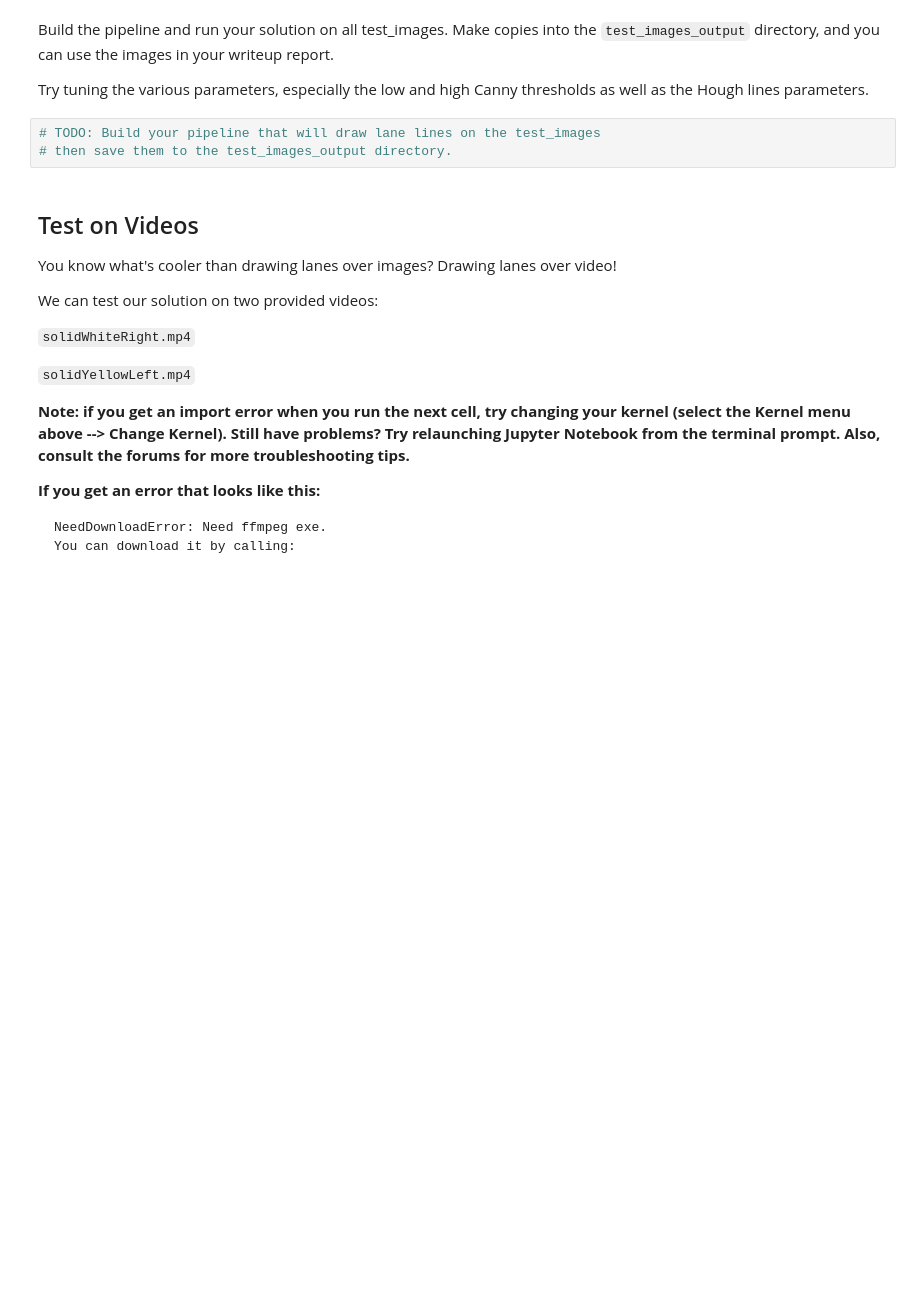
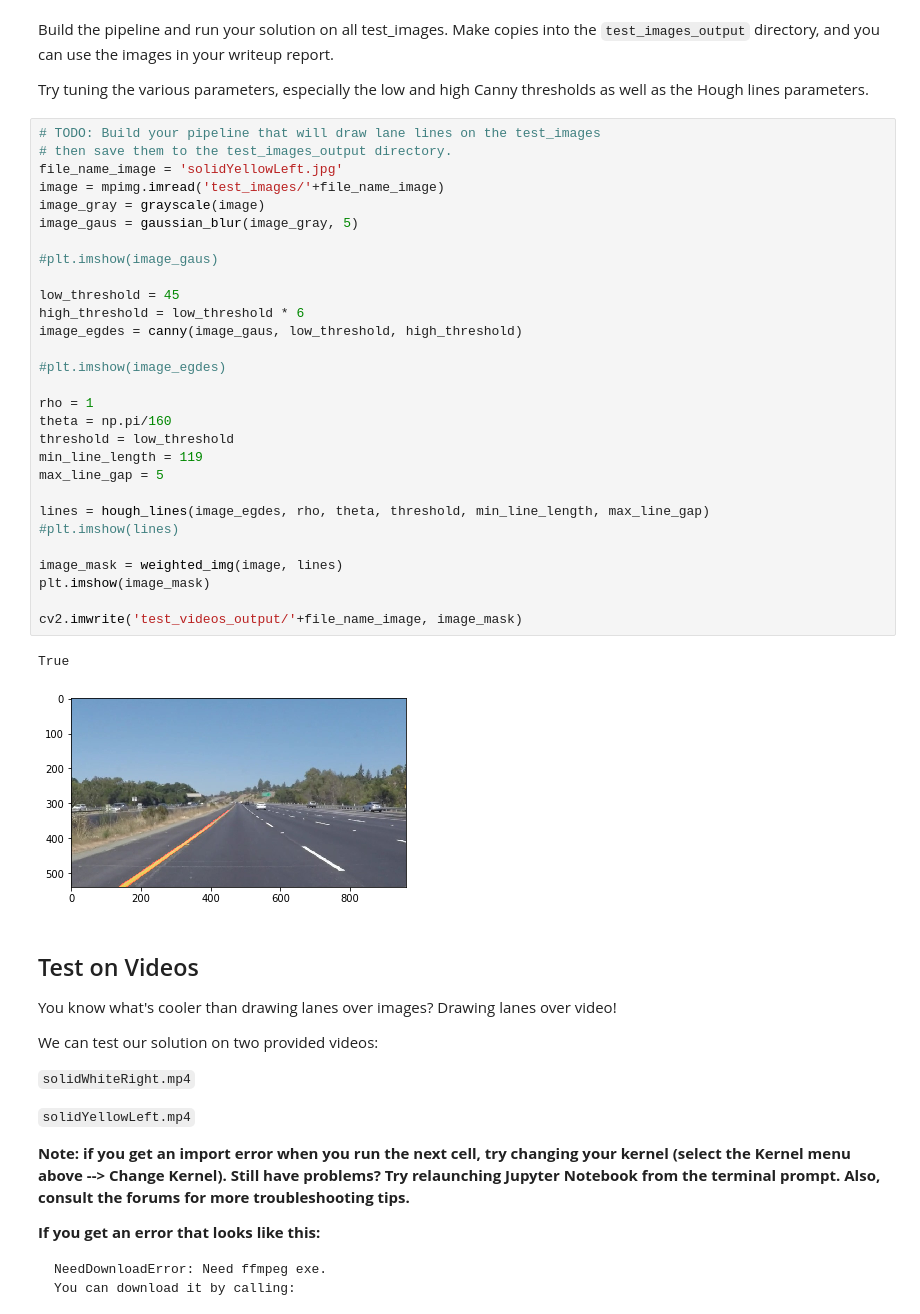
Before and after one commit to flaviol-souza/CarND-LaneLines-P1, a Jupyter notebook: P1.ipynb, the cells around one changed output. Drawn from its saved outputs; the diff is of its cells as text; blank space fills up the shorter version.

Commit message:
projet find lines

```diff
--- a/P1.ipynb
+++ b/P1.ipynb
@@ -193,9 +193,38 @@ os.listdir("test_images/")
 Build the pipeline and run your solution on all test_images. Make copies into the `test_images_output` directory, and you can use the images in your writeup report.
 
 Try tuning the various parameters, especially the low and high Canny thresholds as well as the Hough lines parameters.
-# %%
-# TODO: Build your pipeline that will draw lane lines on the test_images
-# then save them to the test_images_output directory.
+# %%
+# TODO: Build your pipeline that will draw lane lines on the test_images
+# then save them to the test_images_output directory.
+file_name_image = 'solidYellowLeft.jpg'
+image = mpimg.imread('test_images/'+file_name_image)
+image_gray = grayscale(image)
+image_gaus = gaussian_blur(image_gray, 5)
+
+#plt.imshow(image_gaus)
+
+low_threshold = 45
+high_threshold = low_threshold * 6
+image_egdes = canny(image_gaus, low_threshold, high_threshold)
+
+#plt.imshow(image_egdes)
+
+rho = 1
+theta = np.pi/160
+threshold = low_threshold
+min_line_length = 119
+max_line_gap = 5
+
+lines = hough_lines(image_egdes, rho, theta, threshold, min_line_length, max_line_gap)
+#plt.imshow(lines)
+
+image_mask = weighted_img(image, lines)
+plt.imshow(image_mask)
+
+cv2.imwrite('test_videos_output/'+file_name_image, image_mask)
+# %% [output]
+True
+[figure, added]
 # %% [markdown]
 ## Test on Videos
 
```
Also changed, not shown: parts of 6 cells of this notebook.
